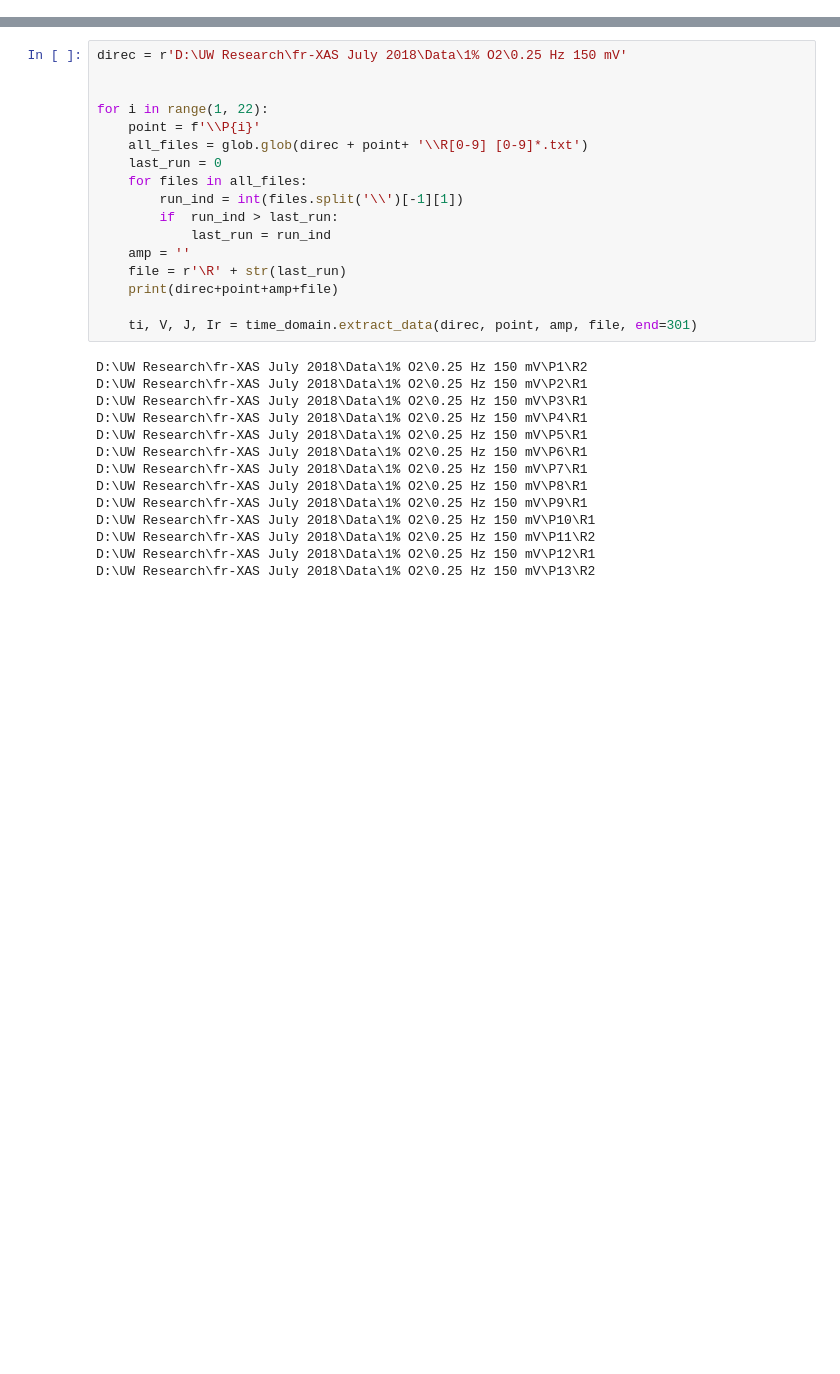
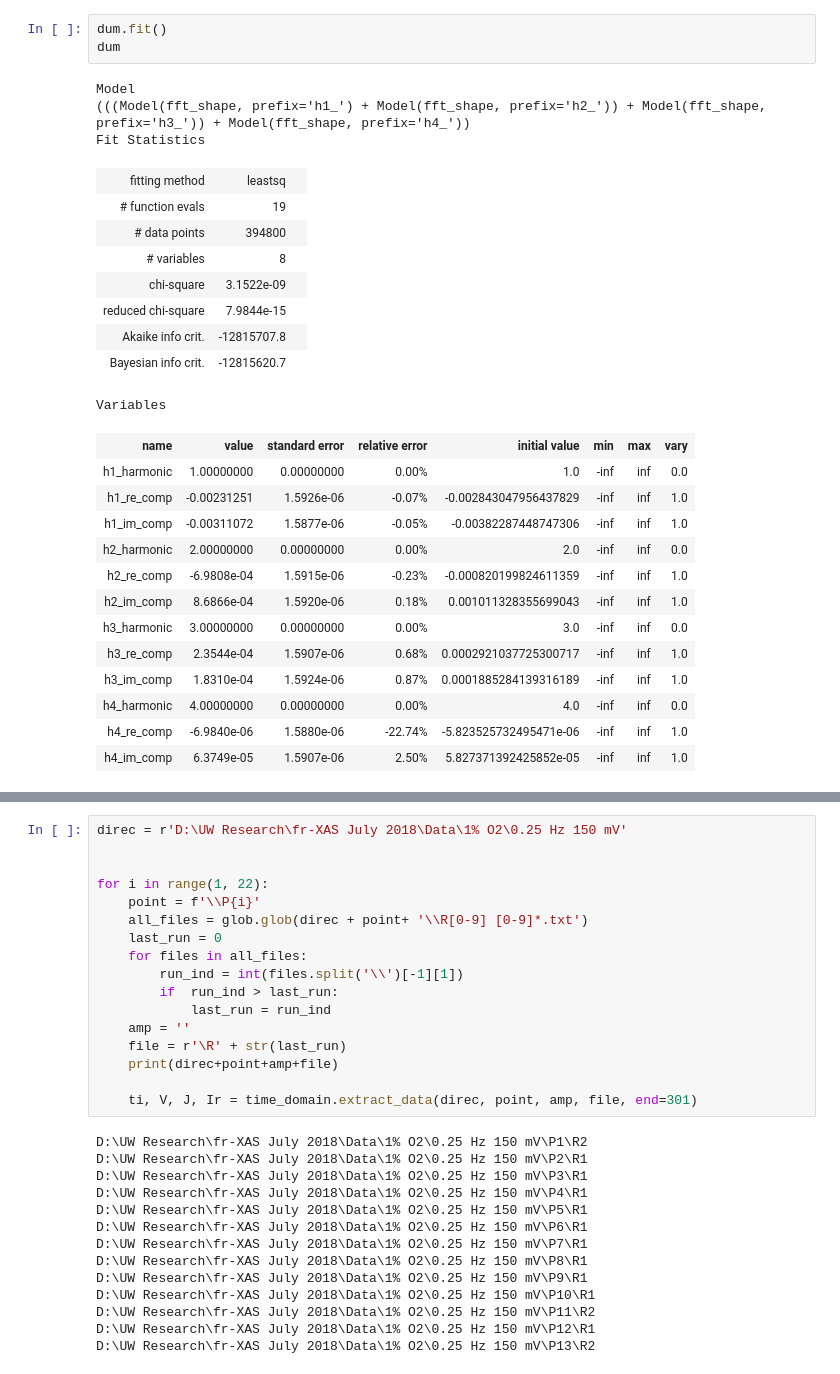
Before and after one commit to BGerwe/Xray-Project, a Jupyter notebook: fr_XAS/July18 Data Import.ipynb, the cells around one changed output, grey strips where cells are left out. Cells and saved outputs as stored; diff of their text form; blank space fills up the shorter version.

```diff
--- a/fr_XAS/July18 Data Import.ipynb
+++ b/fr_XAS/July18 Data Import.ipynb
@@ -15,0 +109,29 @@ from frxas import time_domain, models, hdf5_io
+# %%
+dum.fit()
+dum
+# %% [output]
+Model
+(((Model(fft_shape, prefix='h1_') + Model(fft_shape, prefix='h2_')) + Model(fft_shape, prefix='h3_')) + Model(fft_shape, prefix='h4_'))
+Fit Statistics
+| fitting method | leastsq |  |
+| # function evals | 19 |  |
+| # data points | 394800 |  |
+| # variables | 8 |  |
+| chi-square | 3.1522e-09 |  |
+| reduced chi-square | 7.9844e-15 |  |
+| Akaike info crit. | -12815707.8 |  |
+| Bayesian info crit. | -12815620.7 |  |
+Variables
+| name | value | standard error | relative error | initial value | min | max | vary |
+| h1_harmonic | 1.00000000 | 0.00000000 | 0.00% | 1.0 | -inf | inf | 0.0 |
+| h1_re_comp | -0.00231251 | 1.5926e-06 | -0.07% | -0.002843047956437829 | -inf | inf | 1.0 |
+| h1_im_comp | -0.00311072 | 1.5877e-06 | -0.05% | -0.00382287448747306 | -inf | inf | 1.0 |
+| h2_harmonic | 2.00000000 | 0.00000000 | 0.00% | 2.0 | -inf | inf | 0.0 |
+| h2_re_comp | -6.9808e-04 | 1.5915e-06 | -0.23% | -0.000820199824611359 | -inf | inf | 1.0 |
+| h2_im_comp | 8.6866e-04 | 1.5920e-06 | 0.18% | 0.001011328355699043 | -inf | inf | 1.0 |
+| h3_harmonic | 3.00000000 | 0.00000000 | 0.00% | 3.0 | -inf | inf | 0.0 |
+| h3_re_comp | 2.3544e-04 | 1.5907e-06 | 0.68% | 0.0002921037725300717 | -inf | inf | 1.0 |
+| h3_im_comp | 1.8310e-04 | 1.5924e-06 | 0.87% | 0.0001885284139316189 | -inf | inf | 1.0 |
+| h4_harmonic | 4.00000000 | 0.00000000 | 0.00% | 4.0 | -inf | inf | 0.0 |
+| h4_re_comp | -6.9840e-06 | 1.5880e-06 | -22.74% | -5.823525732495471e-06 | -inf | inf | 1.0 |
+| h4_im_comp | 6.3749e-05 | 1.5907e-06 | 2.50% | 5.827371392425852e-05 | -inf | inf | 1.0 |
```
Also changed, not shown: parts of 21 cells of this notebook, 26 other files.
